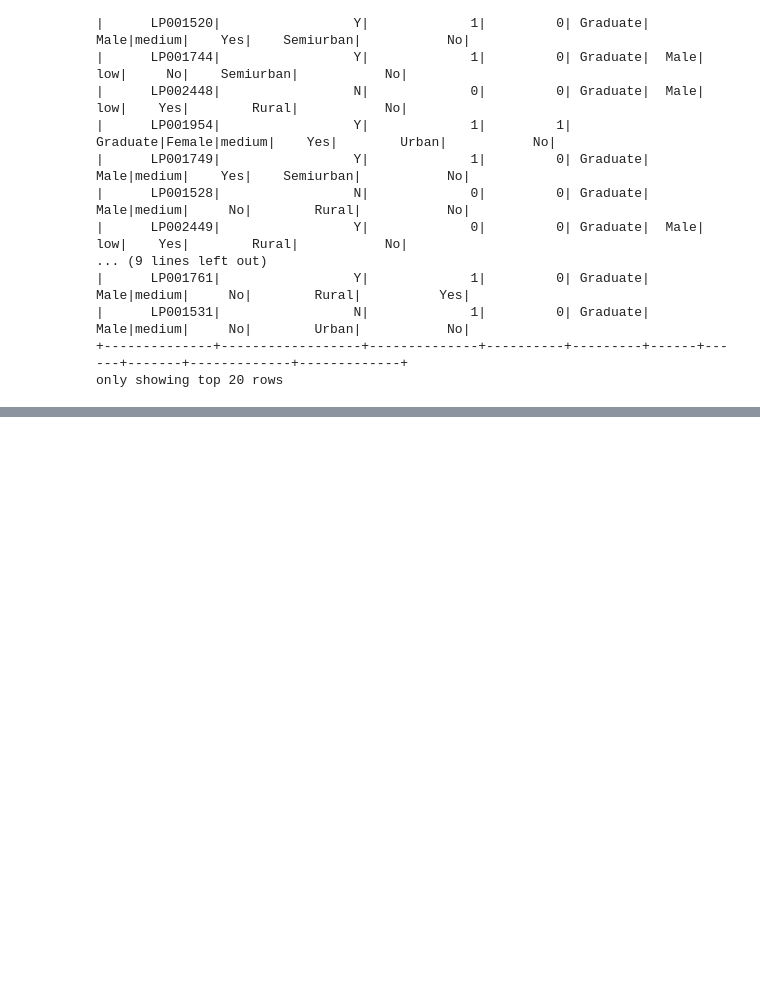
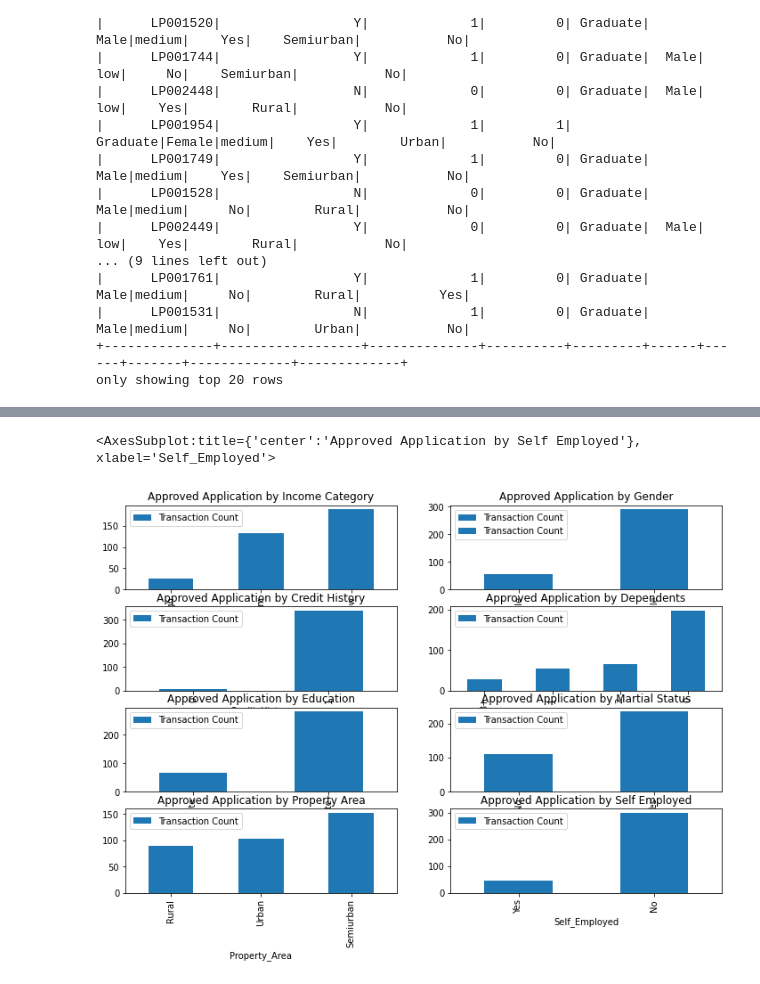
Before and after one commit to lekhuv/DataEngineering-Capstone-Project, a Jupyter notebook: LoanDataVisualization.ipynb, the cells around one changed output, grey strips where cells are left out. Saved outputs shown, nothing was run; the diff lists cells and outputs as text; code cells hidden in the pictures; blank space fills up the shorter version.

```diff
--- a/LoanDataVisualization.ipynb
+++ b/LoanDataVisualization.ipynb
@@ -52,0 +130,73 @@ Attempting non-optimization as 'spark.sql.execution.arrow.pyspark.fallback.enabl
+# %%
+from turtle import title
+
+df_loan_income = df_loan.filter(df_loan.Application_Status=='Y') \
+        .groupBy('Income') \
+        .agg(count('Application_ID').alias('Transaction Count')) \
+        .sort('Transaction Count').toPandas()
+
+fig, axes = plt.subplots(nrows=4, ncols=2, figsize=(12, 8))
+
+df_loan_income.plot.bar(x='Income', ax=axes[0][0], y='Transaction Count', title='Approved Application by Income Category')
+
+df_loan_gender = df_loan.filter(df_loan.Application_Status=='Y') \
+        .groupBy('Gender') \
+        .agg(count('Application_ID').alias('Transaction Count')) \
+        .sort('Transaction Count').toPandas()
+
+df_loan_gender.plot.bar(x='Gender', ax=axes[0][1], y='Transaction Count', title='Approved Application by Gender')
+
+df_loan_gender = df_loan.filter(df_loan.Application_Status=='Y') \
+        .groupBy('Gender') \
+        .agg(count('Application_ID').alias('Transaction Count')) \
+        .sort('Transaction Count').toPandas()
+
+df_loan_gender.plot.bar(x='Gender', ax=axes[0][1], y='Transaction Count', title='Approved Application by Gender')
+
+
+df_loan_Credit_History = df_loan.filter(df_loan.Application_Status=='Y') \
+        .groupBy('Credit_History') \
+        .agg(count('Application_ID').alias('Transaction Count')) \
+        .sort('Transaction Count').toPandas()
+
+df_loan_Credit_History.plot.bar(x='Credit_History', ax=axes[1][0], y='Transaction Count', title='Approved Application by Credit History')
+
+
+df_loan_Dependents = df_loan.filter(df_loan.Application_Status=='Y') \
+        .groupBy('Dependents') \
+        .agg(count('Application_ID').alias('Transaction Count')) \
+        .sort('Transaction Count').toPandas()
+
+df_loan_Dependents.plot.bar(x='Dependents', ax=axes[1][1], y='Transaction Count', title='Approved Application by Dependents')
+
+
+df_loan_Education = df_loan.filter(df_loan.Application_Status=='Y') \
+        .groupBy('Education') \
+        .agg(count('Application_ID').alias('Transaction Count')) \
+        .sort('Transaction Count').toPandas()
+
+df_loan_Education.plot.bar(x='Education', ax=axes[2][0], y='Transaction Count', title='Approved Application by Education')
+
+
+df_loan_Married = df_loan.filter(df_loan.Application_Status=='Y') \
+        .groupBy('Married') \
+        .agg(count('Application_ID').alias('Transaction Count')) \
+        .sort('Transaction Count').toPandas()
+
+df_loan_Married.plot.bar(x='Married', ax=axes[2][1], y='Transaction Count', title='Approved Application by Martial Status')
+
+df_loan_Property_Area = df_loan.filter(df_loan.Application_Status=='Y') \
+        .groupBy('Property_Area') \
+        .agg(count('Application_ID').alias('Transaction Count')) \
+        .sort('Transaction Count').toPandas()
+
+df_loan_Property_Area.plot.bar(x='Property_Area', ax=axes[3][0], y='Transaction Count', title='Approved Application by Property Area')
+
+
+df_loan_Self_Employed = df_loan.filter(df_loan.Application_Status=='Y') \
+        .groupBy('Self_Employed') \
+        .agg(count('Application_ID').alias('Transaction Count')) \
+        .sort('Transaction Count').toPandas()
+
+df_loan_Self_Employed.plot.bar(x='Self_Employed', ax=axes[3][1], y='Transaction Count', title='Approved Application by Self Employed')
+# %% [output]
@@ -52,0 +221,2 @@ Attempting non-optimization as 'spark.sql.execution.arrow.pyspark.fallback.enabl
+<AxesSubplot:title={'center':'Approved Application by Self Employed'}, xlabel='Self_Employed'>
+[figure, added]
```
Also changed, not shown: parts of 6 cells of this notebook.
